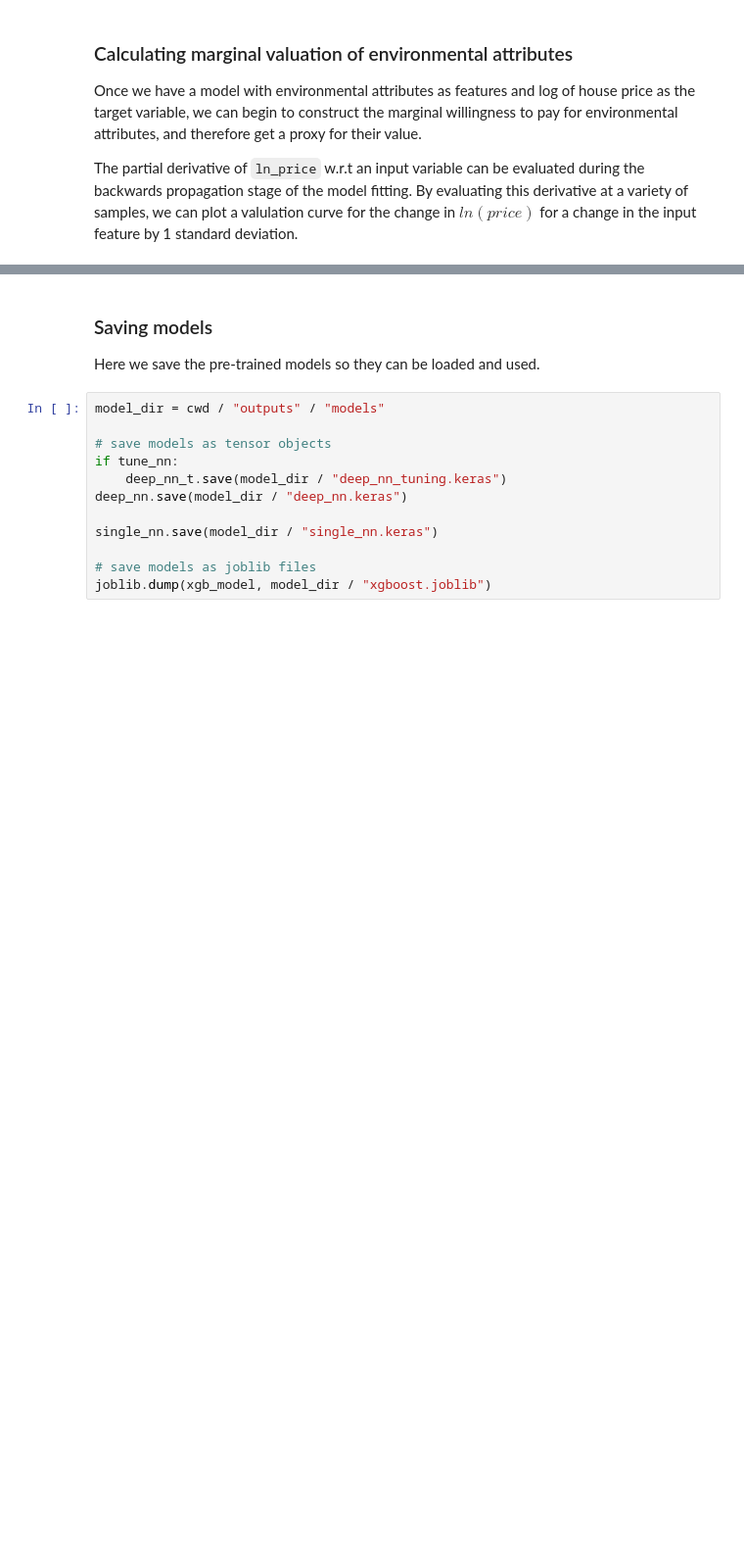
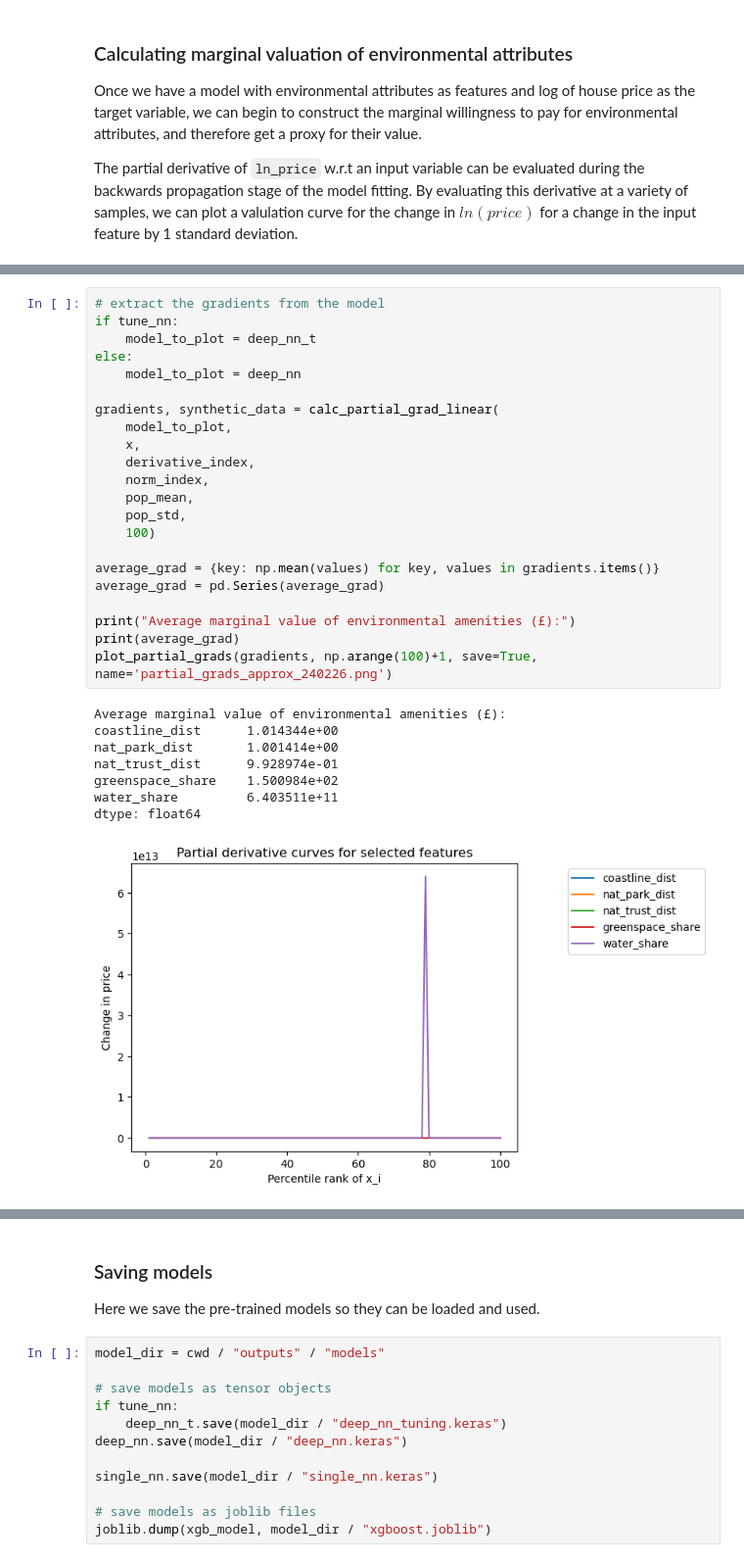
Before and after one commit to fgallagher27/GreenValueNet, a Jupyter notebook: GreenValueNet.ipynb, the cells around one changed output, grey strips where cells are left out. Shown: that part at 98% size. Drawn from its saved outputs; the diff is of its cells as text; blank space fills up the shorter version.

```diff
--- a/GreenValueNet.ipynb
+++ b/GreenValueNet.ipynb
@@ -394,0 +393,31 @@ dtype: float32
+# %%
+# extract the gradients from the model
+if tune_nn:
+    model_to_plot = deep_nn_t
+else:
+    model_to_plot = deep_nn
+
+gradients, synthetic_data = calc_partial_grad_linear(
+    model_to_plot,
+    x,
+    derivative_index,
+    norm_index,
+    pop_mean,
+    pop_std,
+    100)
+
+average_grad = {key: np.mean(values) for key, values in gradients.items()}
+average_grad = pd.Series(average_grad)
+
+print("Average marginal value of environmental amenities (£):")
+print(average_grad)
+plot_partial_grads(gradients, np.arange(100)+1, save=True, name='partial_grads_approx_240226.png')
+# %% [output]
+Average marginal value of environmental amenities (£):
+coastline_dist      1.014344e+00
+nat_park_dist       1.001414e+00
+nat_trust_dist      9.928974e-01
+greenspace_share    1.500984e+02
+water_share         6.403511e+11
+dtype: float64
+[figure, added]
```
Also changed, not shown: parts of 5 cells of this notebook.
